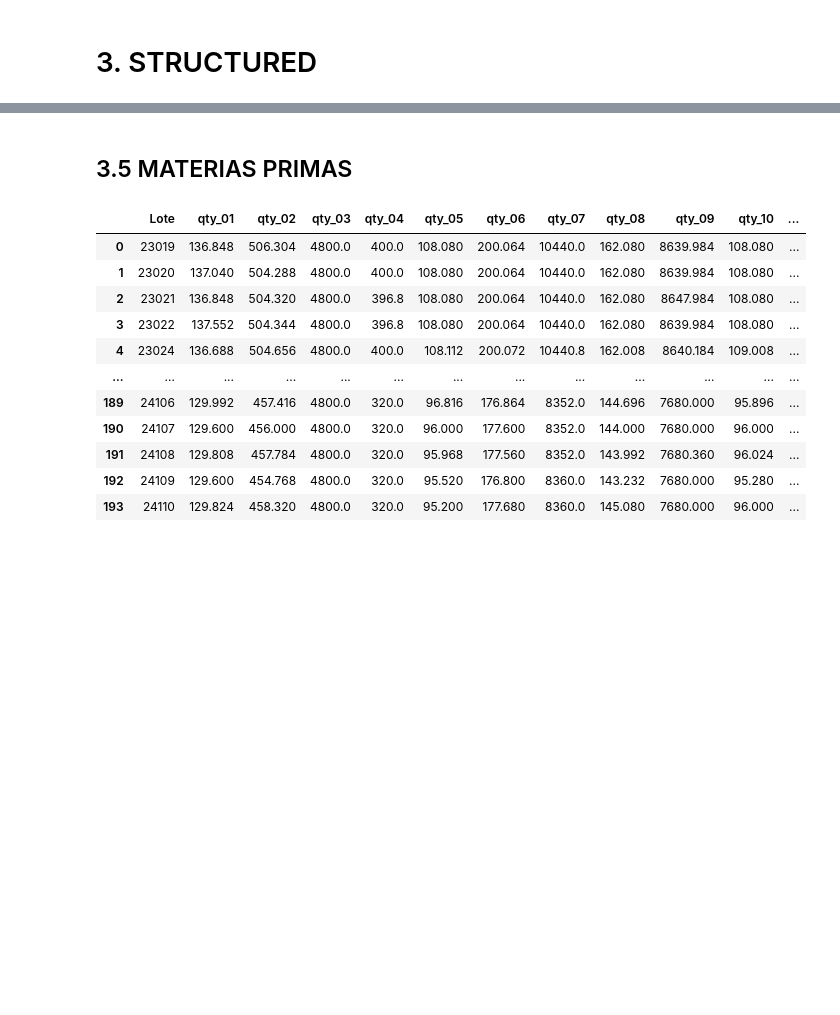
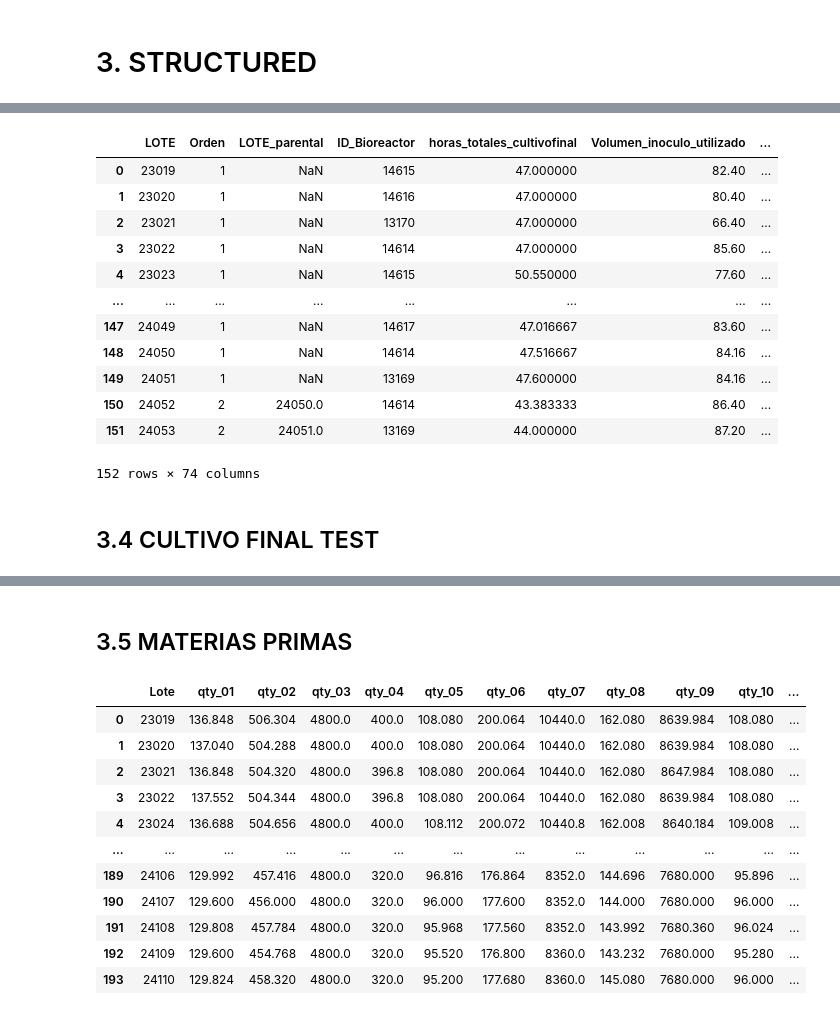
Before and after one commit to data4selles/UniversityHack2024, a Jupyter notebook: notebooks/03_structured.ipynb, the cells around one changed output, grey strips where cells are left out. Drawn from its saved outputs; the diff is of its cells as text; code cells hidden in the pictures; blank space fills up the shorter version.

```diff
--- a/notebooks/03_structured.ipynb
+++ b/notebooks/03_structured.ipynb
@@ -8,0 +251,34 @@ path_structured = 'C:\\Users\\anton\\OneDrive\\Documentos\\GitHub\\UniversityHac
+# %%
+# Consulta SQL para añadir la columna 'lote_abuelo'
+query = """
+    SELECT df.*,
+           CASE
+               WHEN Orden = 3 THEN (
+                   SELECT LOTE_parental
+                   FROM df_cultivo_metrics AS parent
+                   WHERE parent.lote = df.LOTE_parental
+               )
+               ELSE NULL
+           END AS lote_abuelo
+    FROM df_cultivo_metrics df
+"""
+
+# Ejecutar la consulta
+df_cultivo_03 = psql.sqldf(query, locals())
+
+# Mostrar el resultado
+display(df_cultivo_03)
+# %% [output]
+|  | LOTE | Orden | LOTE_parental | ID_Bioreactor | horas_totales_cultivofinal | Volumen_inoculo_utilizado | ... |
+| 0 | 23019 | 1 | NaN | 14615 | 47.000000 | 82.40 | ... |
+| 1 | 23020 | 1 | NaN | 14616 | 47.000000 | 80.40 | ... |
+| 2 | 23021 | 1 | NaN | 13170 | 47.000000 | 66.40 | ... |
+| 3 | 23022 | 1 | NaN | 14614 | 47.000000 | 85.60 | ... |
+| 4 | 23023 | 1 | NaN | 14615 | 50.550000 | 77.60 | ... |
+| ... | ... | ... | ... | ... | ... | ... | ... |
+| 147 | 24049 | 1 | NaN | 14617 | 47.016667 | 83.60 | ... |
+| 148 | 24050 | 1 | NaN | 14614 | 47.516667 | 84.16 | ... |
+| 149 | 24051 | 1 | NaN | 13169 | 47.600000 | 84.16 | ... |
+| 150 | 24052 | 2 | 24050.0 | 14614 | 43.383333 | 86.40 | ... |
+| 151 | 24053 | 2 | 24051.0 | 13169 | 44.000000 | 87.20 | ... |
+152 rows × 74 columns
@@ -8,0 +287,2 @@ path_structured = 'C:\\Users\\anton\\OneDrive\\Documentos\\GitHub\\UniversityHac
+# %% [markdown]
+## 3.4 CULTIVO FINAL TEST
```
Also changed, not shown: parts of 16 cells of this notebook, 59 other files.
